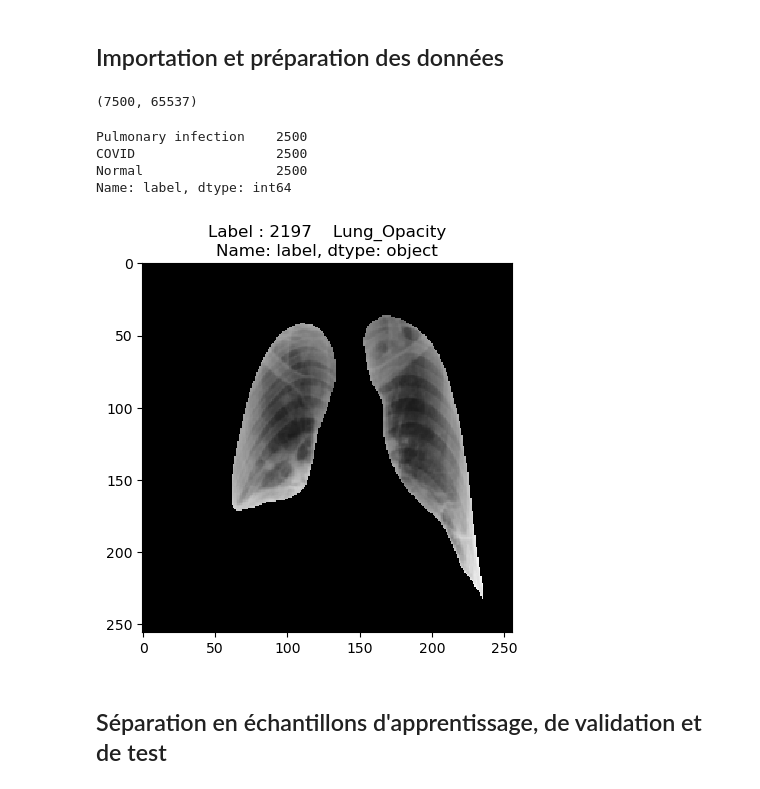
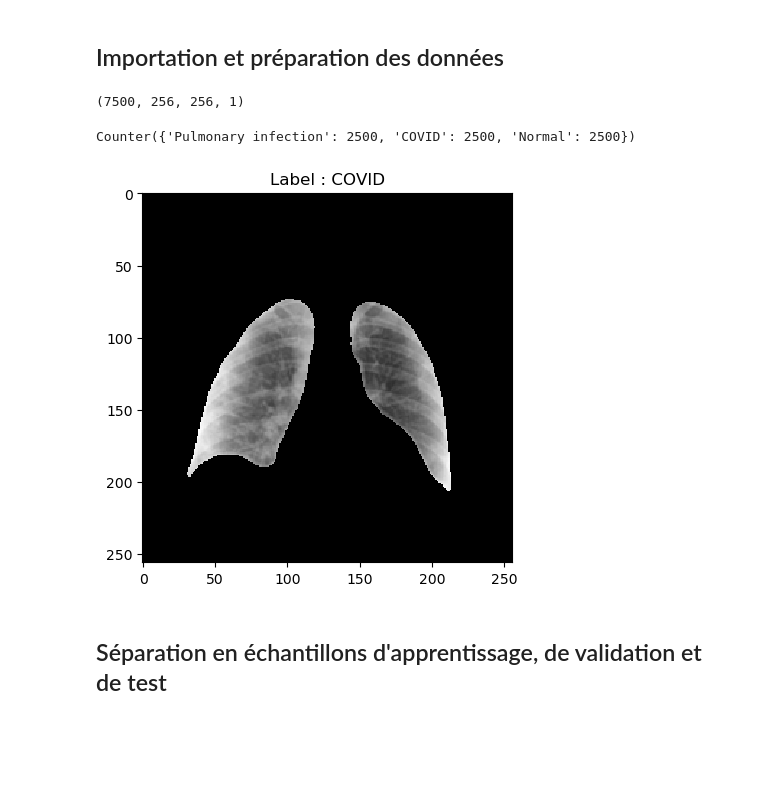
Before and after one commit to Alexandre-aksenov/summer24-analyse-pulmonaire-copy-AA, a Jupyter notebook: notebooks/transfer-learning-model-VGG16.ipynb, the cells around one changed output. Cells and saved outputs as stored; diff of their text form; code cells hidden in the pictures; blank space fills up the shorter version.

```diff
--- a/notebooks/transfer-learning-model-VGG16.ipynb
+++ b/notebooks/transfer-learning-model-VGG16.ipynb
@@ -51,8 +52,8 @@ IMG_SIZE =  256
 SAMPLE_SIZE = 2500
 sample_size_viral_pneum = int(np.min([1345, SAMPLE_SIZE/2]))
 sample_size_lung_opa = SAMPLE_SIZE - sample_size_viral_pneum
-masked_img_df = load_masked_img_multiple_cond_in_df(selected_conditions=conditions, sample_sizes=[sample_size_viral_pneum, sample_size_lung_opa, SAMPLE_SIZE, SAMPLE_SIZE])
-print(masked_img_df.shape)
+masked_img, labels = load_masked_img_multiple_cond(selected_conditions=conditions, sample_sizes=[sample_size_viral_pneum, sample_size_lung_opa, SAMPLE_SIZE, SAMPLE_SIZE])
+print(masked_img.shape)
 # %% [output]
-(7500, 65537)
+(7500, 256, 256, 1)
 # %%
@@ -61,16 +62,13 @@ masked_img_df.replace({'Viral Pneumonia' : 'Pulmonary infection',
-# %%
-masked_img_df.label.value_counts()
-# %% [output]
-Pulmonary infection    2500
-COVID                  2500
-Normal                 2500
-Name: label, dtype: int64
+# %%
+Counter(labels)
+# %% [output]
+Counter({'Pulmonary infection': 2500, 'COVID': 2500, 'Normal': 2500})
 # %%
-ind = random.sample(range(0,masked_img_df.shape[0]),1)
-plt.imshow(np.array(masked_img_df.drop(columns='label').iloc[ind,:]).reshape(IMG_SIZE, IMG_SIZE), cmap='gray')
-plt.title(f"Label : {masked_img_df.label[ind]}");
+ind = random.sample(range(0,masked_img.shape[0]),1)
+plt.imshow(masked_img[ind][0][:,:,0], cmap='gray')
+plt.title(f"Label : {labels[ind[0]]}");
 # %% [output]
-[figure, old version]
+[figure, new version]
 # %% [markdown]
 ## Séparation en échantillons d'apprentissage, de validation et de test
 # %%
```
Also changed, not shown: parts of 13 cells of this notebook.
